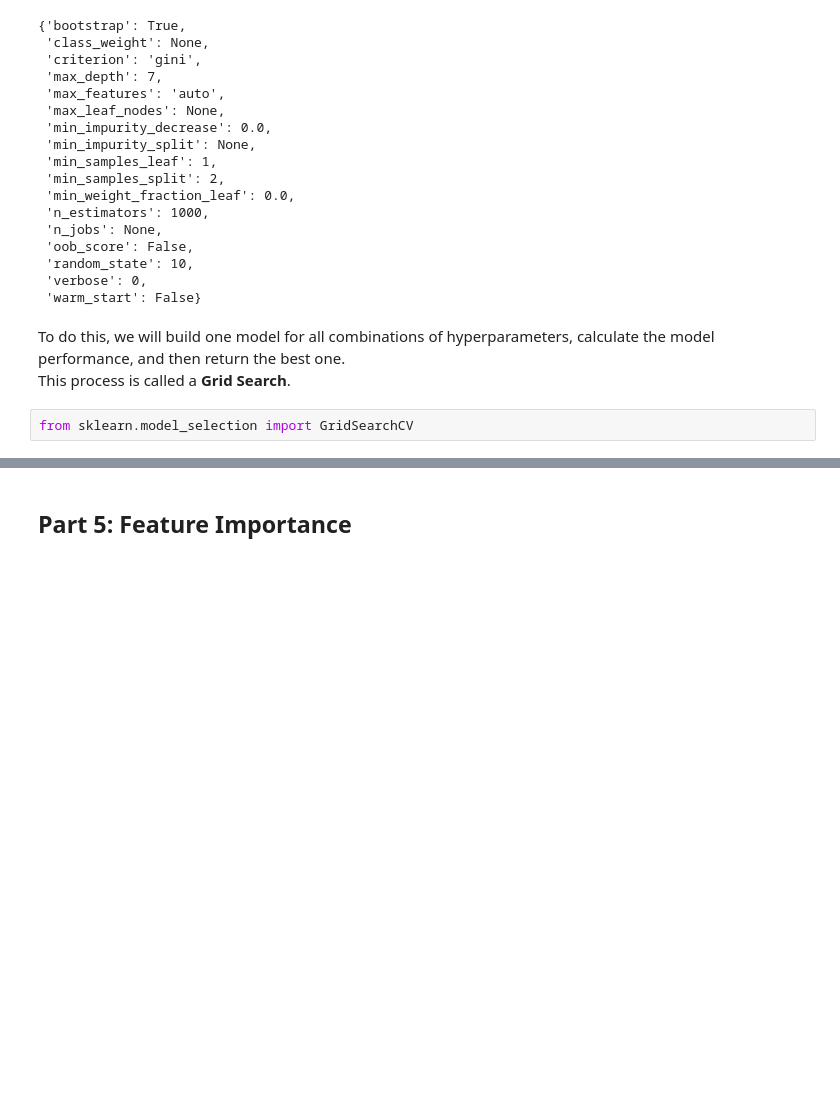
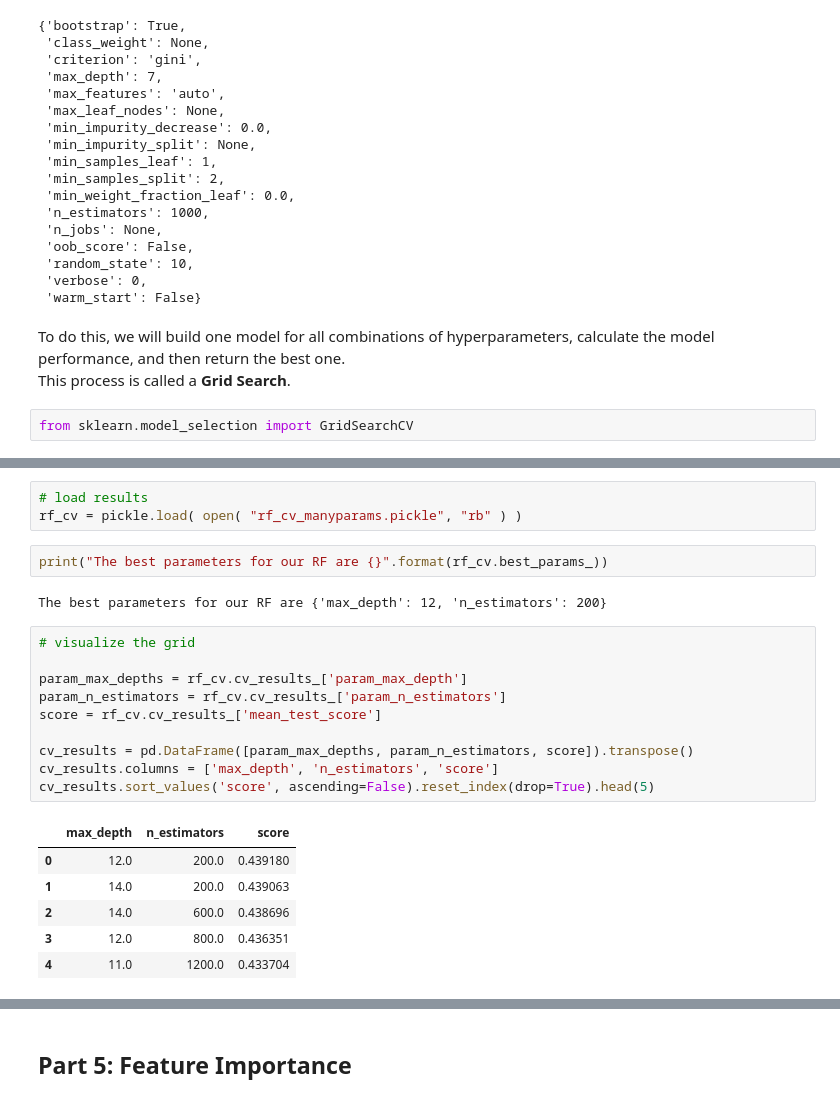
Before and after one commit to tmsharp/random_forest, a Jupyter notebook: Classification - Predicting Graduate Admissions (Abridged).ipynb, the cells around one changed output, grey strips where cells are left out. Saved outputs shown, nothing was run; the diff lists cells and outputs as text; blank space fills up the shorter version.

```diff
--- a/Classification - Predicting Graduate Admissions (Abridged).ipynb
+++ b/Classification - Predicting Graduate Admissions (Abridged).ipynb
@@ -473,0 +495,24 @@ print(rf_cv.best_score_)
+# %%
+# load results
+rf_cv = pickle.load( open( "rf_cv_manyparams.pickle", "rb" ) )
+# %%
+print("The best parameters for our RF are {}".format(rf_cv.best_params_))
+# %% [output]
+The best parameters for our RF are {'max_depth': 12, 'n_estimators': 200}
+# %%
+# visualize the grid
+
+param_max_depths = rf_cv.cv_results_['param_max_depth']
+param_n_estimators = rf_cv.cv_results_['param_n_estimators']
+score = rf_cv.cv_results_['mean_test_score']
+
+cv_results = pd.DataFrame([param_max_depths, param_n_estimators, score]).transpose()
+cv_results.columns = ['max_depth', 'n_estimators', 'score']
+cv_results.sort_values('score', ascending=False).reset_index(drop=True).head(5)
+# %% [output]
+|  | max_depth | n_estimators | score |
+| 0 | 12.0 | 200.0 | 0.439180 |
+| 1 | 14.0 | 200.0 | 0.439063 |
+| 2 | 14.0 | 600.0 | 0.438696 |
+| 3 | 12.0 | 800.0 | 0.436351 |
+| 4 | 11.0 | 1200.0 | 0.433704 |
```
Also changed, not shown: parts of 14 cells of this notebook, 1 other file.
